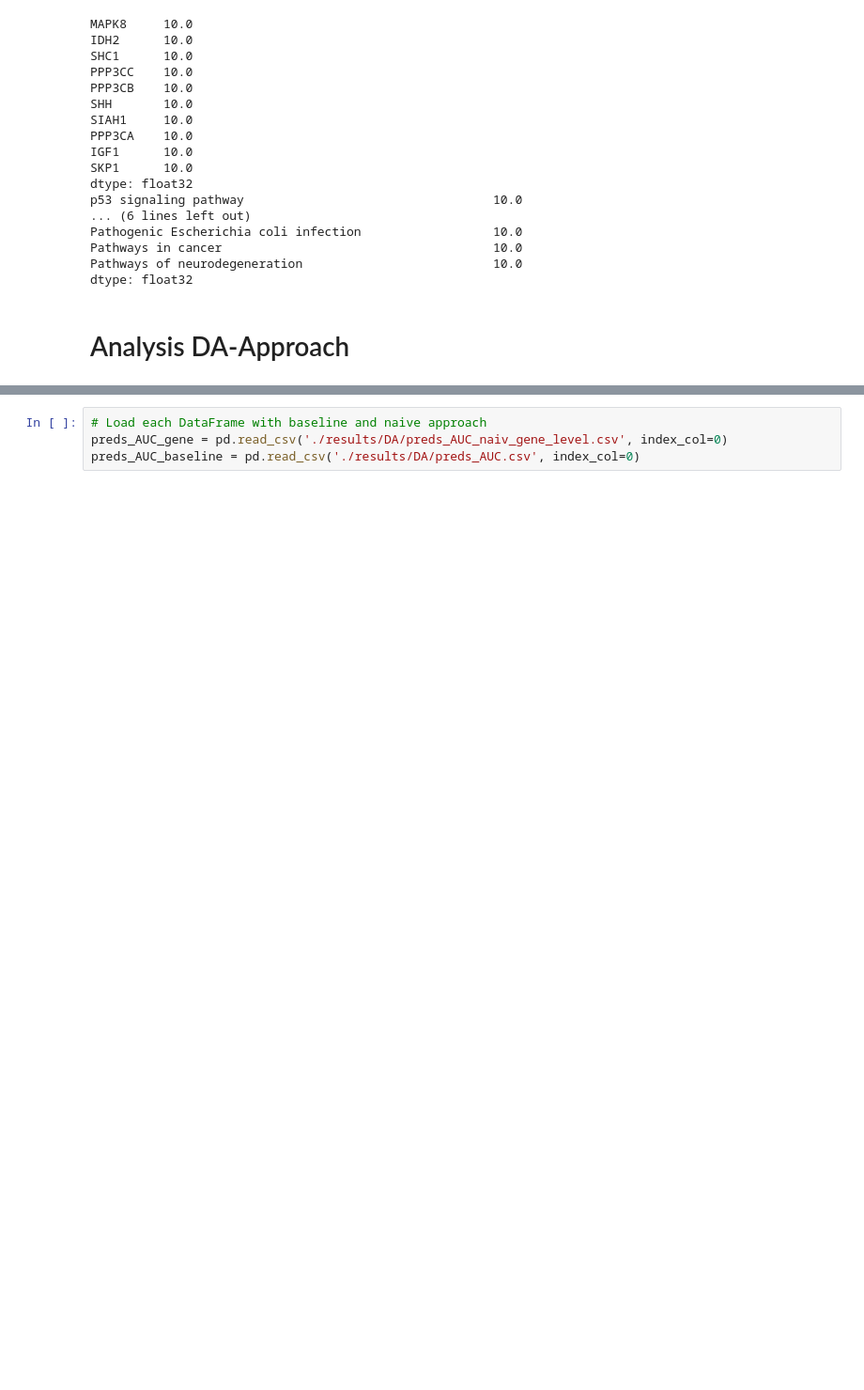
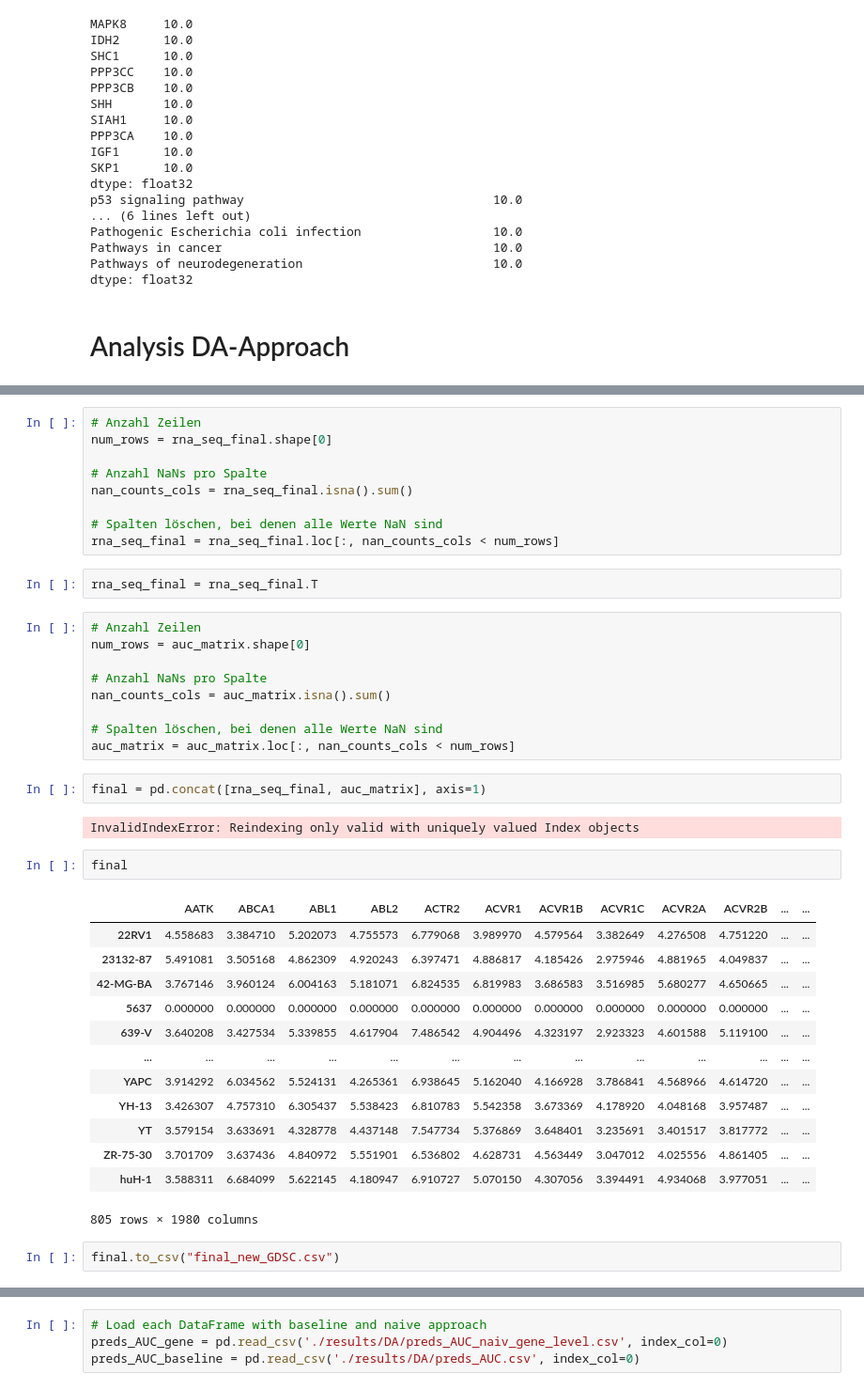
Before and after one commit to txm0324/Bachelor-Thesis, a Jupyter notebook: TUGDA/MSE_Analysis.ipynb, the cells around one changed output, grey strips where cells are left out. Shown: that part at 94% size. Drawn from its saved outputs; the diff is of its cells as text; blank space fills up the shorter version.

Commit message:
New GDSC Data

```diff
--- a/TUGDA/MSE_Analysis.ipynb
+++ b/TUGDA/MSE_Analysis.ipynb
@@ -384,0 +473,42 @@ dtype: float32
+# %%
+# Anzahl Zeilen
+num_rows = rna_seq_final.shape[0]
+
+# Anzahl NaNs pro Spalte
+nan_counts_cols = rna_seq_final.isna().sum()
+
+# Spalten löschen, bei denen alle Werte NaN sind
+rna_seq_final = rna_seq_final.loc[:, nan_counts_cols < num_rows]
+# %%
+rna_seq_final = rna_seq_final.T
+# %%
+# Anzahl Zeilen
+num_rows = auc_matrix.shape[0]
+
+# Anzahl NaNs pro Spalte
+nan_counts_cols = auc_matrix.isna().sum()
+
+# Spalten löschen, bei denen alle Werte NaN sind
+auc_matrix = auc_matrix.loc[:, nan_counts_cols < num_rows]
+# %%
+final = pd.concat([rna_seq_final, auc_matrix], axis=1)
+# %% [output]
+InvalidIndexError: Reindexing only valid with uniquely valued Index objects
+# %%
+final
+# %% [output]
+|  | AATK | ABCA1 | ABL1 | ABL2 | ACTR2 | ACVR1 | ACVR1B | ACVR1C | ACVR2A | ACVR2B | ... | ... |
+| 22RV1 | 4.558683 | 3.384710 | 5.202073 | 4.755573 | 6.779068 | 3.989970 | 4.579564 | 3.382649 | 4.276508 | 4.751220 | ... | ... |
+| 23132-87 | 5.491081 | 3.505168 | 4.862309 | 4.920243 | 6.397471 | 4.886817 | 4.185426 | 2.975946 | 4.881965 | 4.049837 | ... | ... |
+| 42-MG-BA | 3.767146 | 3.960124 | 6.004163 | 5.181071 | 6.824535 | 6.819983 | 3.686583 | 3.516985 | 5.680277 | 4.650665 | ... | ... |
+| 5637 | 0.000000 | 0.000000 | 0.000000 | 0.000000 | 0.000000 | 0.000000 | 0.000000 | 0.000000 | 0.000000 | 0.000000 | ... | ... |
+| 639-V | 3.640208 | 3.427534 | 5.339855 | 4.617904 | 7.486542 | 4.904496 | 4.323197 | 2.923323 | 4.601588 | 5.119100 | ... | ... |
+| ... | ... | ... | ... | ... | ... | ... | ... | ... | ... | ... | ... | ... |
+| YAPC | 3.914292 | 6.034562 | 5.524131 | 4.265361 | 6.938645 | 5.162040 | 4.166928 | 3.786841 | 4.568966 | 4.614720 | ... | ... |
+| YH-13 | 3.426307 | 4.757310 | 6.305437 | 5.538423 | 6.810783 | 5.542358 | 3.673369 | 4.178920 | 4.048168 | 3.957487 | ... | ... |
+| YT | 3.579154 | 3.633691 | 4.328778 | 4.437148 | 7.547734 | 5.376869 | 3.648401 | 3.235691 | 3.401517 | 3.817772 | ... | ... |
+| ZR-75-30 | 3.701709 | 3.637436 | 4.840972 | 5.551901 | 6.536802 | 4.628731 | 4.563449 | 3.047012 | 4.025556 | 4.861405 | ... | ... |
+| huH-1 | 3.588311 | 6.684099 | 5.622145 | 4.180947 | 6.910727 | 5.070150 | 4.307056 | 3.394491 | 4.934068 | 3.977051 | ... | ... |
+805 rows × 1980 columns
+# %%
+final.to_csv("final_new_GDSC.csv")
```
Also changed, not shown: parts of 17 cells of this notebook, 3 other files.
